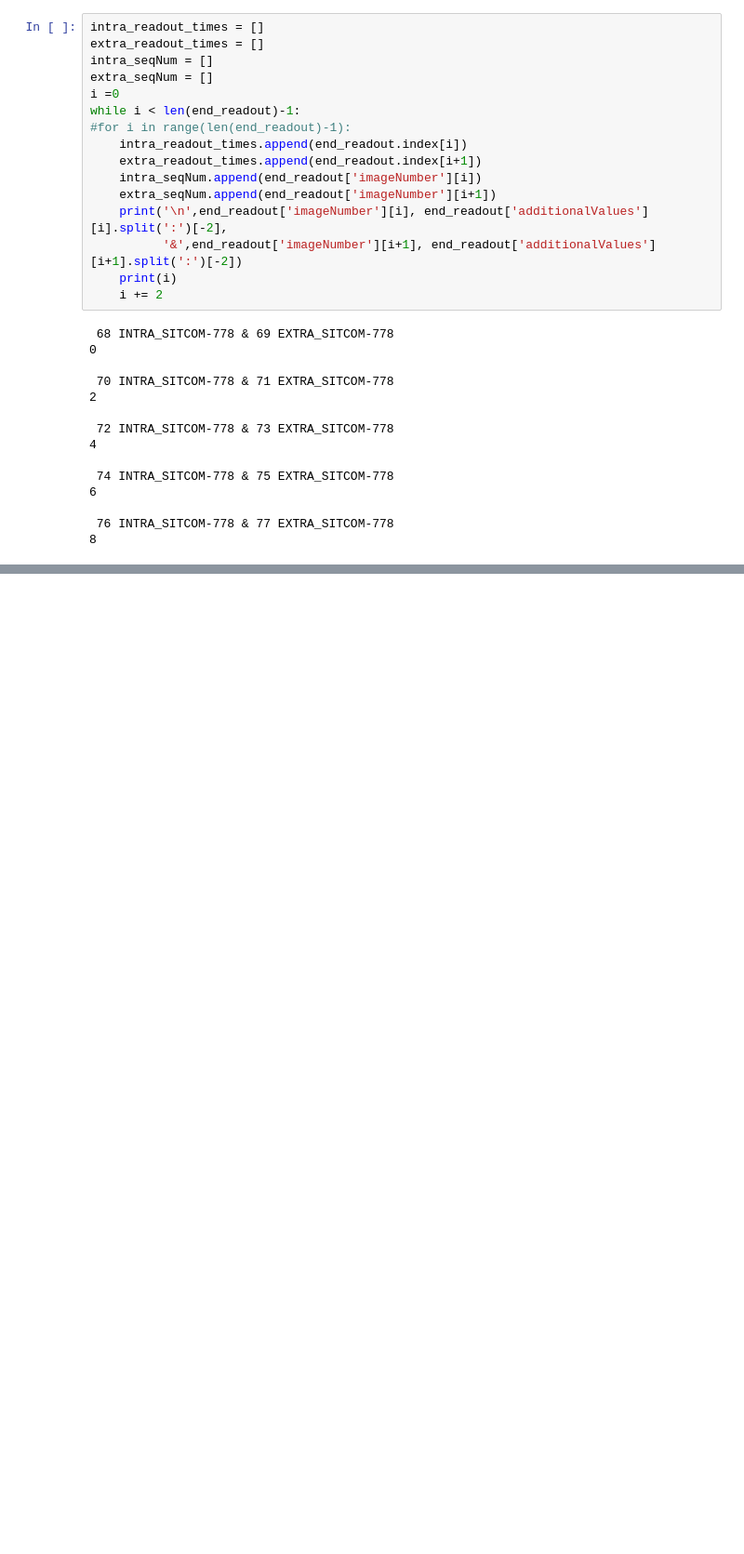
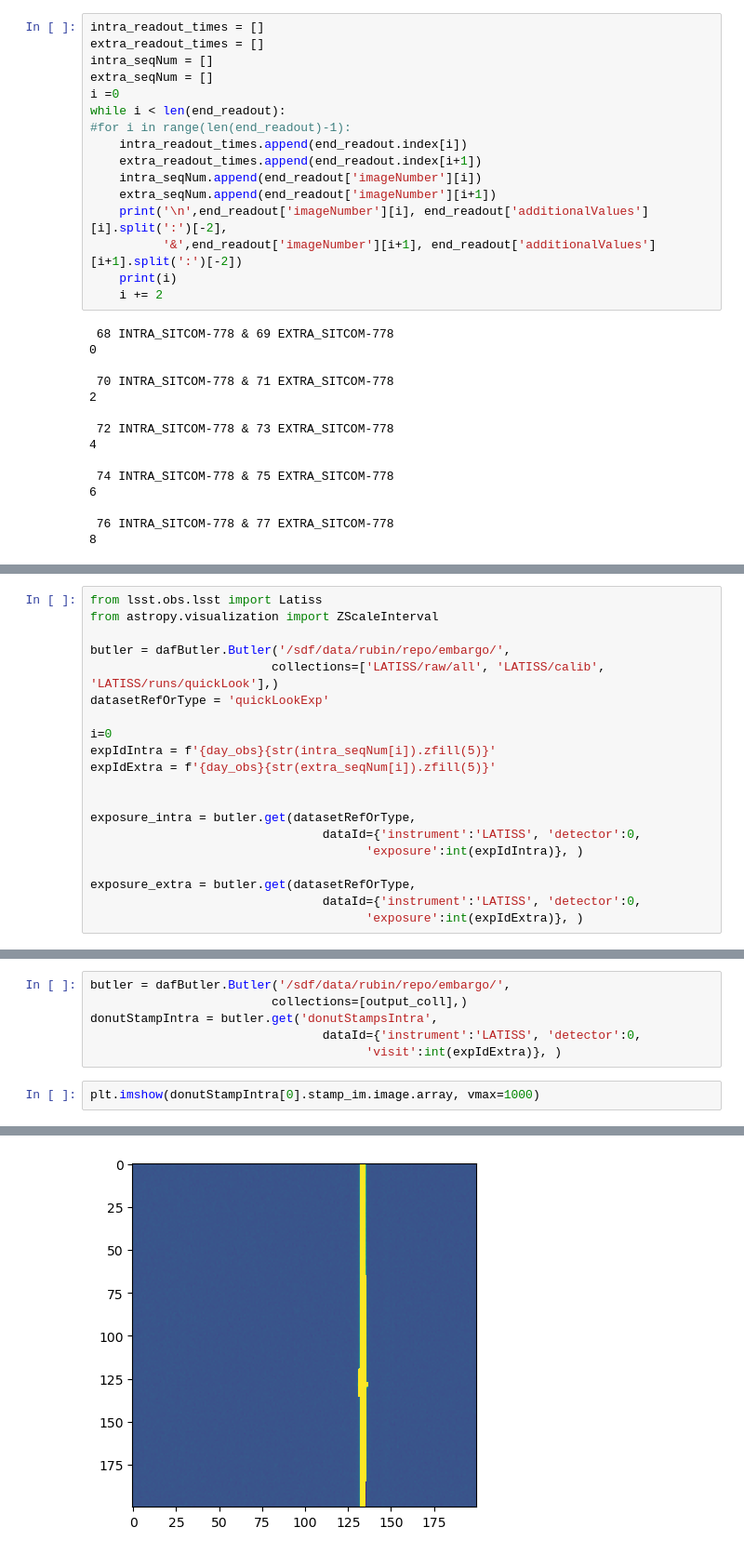
Before and after one commit to suberlak/AOS, a Jupyter notebook: AOS_DM-40493_auxTel_2023-08B_rotation_test.ipynb, the cells around one changed output, grey strips where cells are left out. Shown at 93% size. Drawn from its saved outputs; the diff is of its cells as text; blank space fills up the shorter version.

```diff
--- a/AOS_DM-40493_auxTel_2023-08B_rotation_test.ipynb
+++ b/AOS_DM-40493_auxTel_2023-08B_rotation_test.ipynb
@@ -95,7 +94,7 @@ extra_readout_times = []
 intra_seqNum = []
 extra_seqNum = []
 i =0
-while i < len(end_readout)-1:
+while i < len(end_readout):
 #for i in range(len(end_readout)-1):
     intra_readout_times.append(end_readout.index[i])
     extra_readout_times.append(end_readout.index[i+1])
@@ -154,0 +158,20 @@ for i in range(len(intra_readout_times)):
+# %%
+from lsst.obs.lsst import Latiss
+from astropy.visualization import ZScaleInterval
+
+butler = dafButler.Butler('/sdf/data/rubin/repo/embargo/',
+                         collections=['LATISS/raw/all', 'LATISS/calib', 'LATISS/runs/quickLook'],)
+datasetRefOrType = 'quickLookExp'
+
+i=0
+expIdIntra = f'{day_obs}{str(intra_seqNum[i]).zfill(5)}'
+expIdExtra = f'{day_obs}{str(extra_seqNum[i]).zfill(5)}'
+
+
+exposure_intra = butler.get(datasetRefOrType,
+                                dataId={'instrument':'LATISS', 'detector':0,
+                                      'exposure':int(expIdIntra)}, )
+
+exposure_extra = butler.get(datasetRefOrType,
+                                dataId={'instrument':'LATISS', 'detector':0,
+                                      'exposure':int(expIdExtra)}, )
@@ -154,0 +346,9 @@ for i in range(len(intra_readout_times)):
+# %%
+butler = dafButler.Butler('/sdf/data/rubin/repo/embargo/',
+                         collections=[output_coll],)
+donutStampIntra = butler.get('donutStampsIntra',
+                                dataId={'instrument':'LATISS', 'detector':0,
+                                      'visit':int(expIdExtra)}, )
+# %%
+plt.imshow(donutStampIntra[0].stamp_im.image.array, vmax=1000)
+# %% [output]
@@ -154,0 +356 @@ for i in range(len(intra_readout_times)):
+[figure, added]
```
Also changed, not shown: parts of 22 cells of this notebook.
